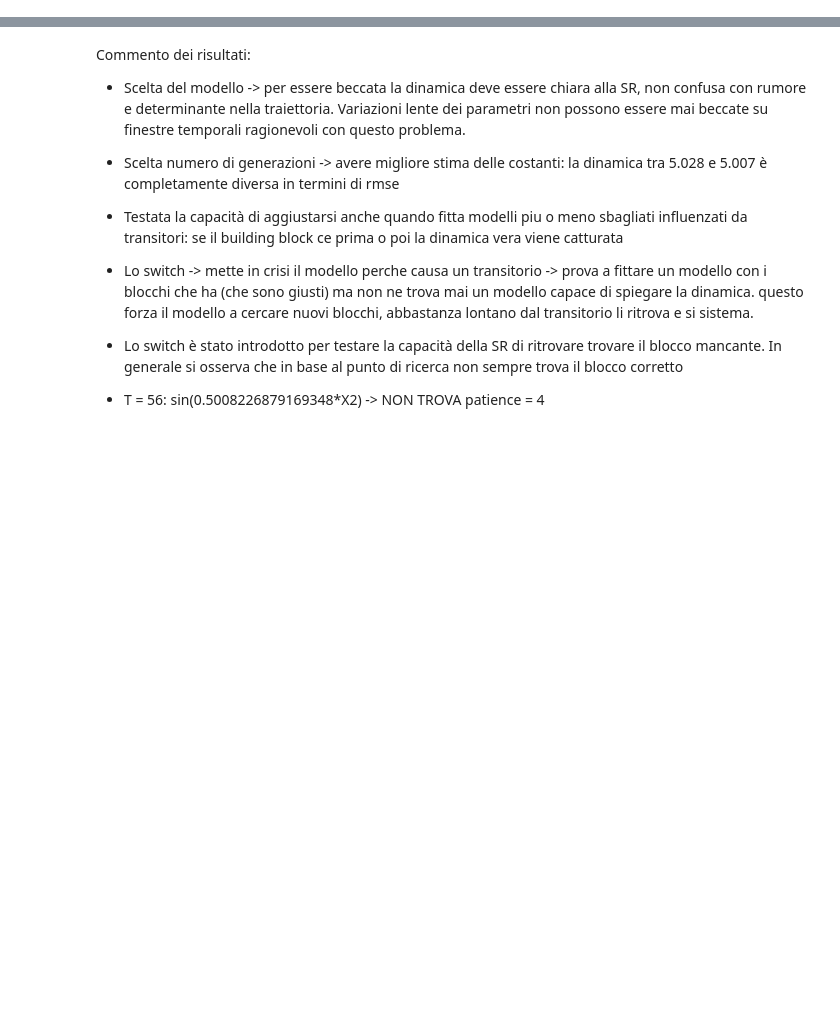
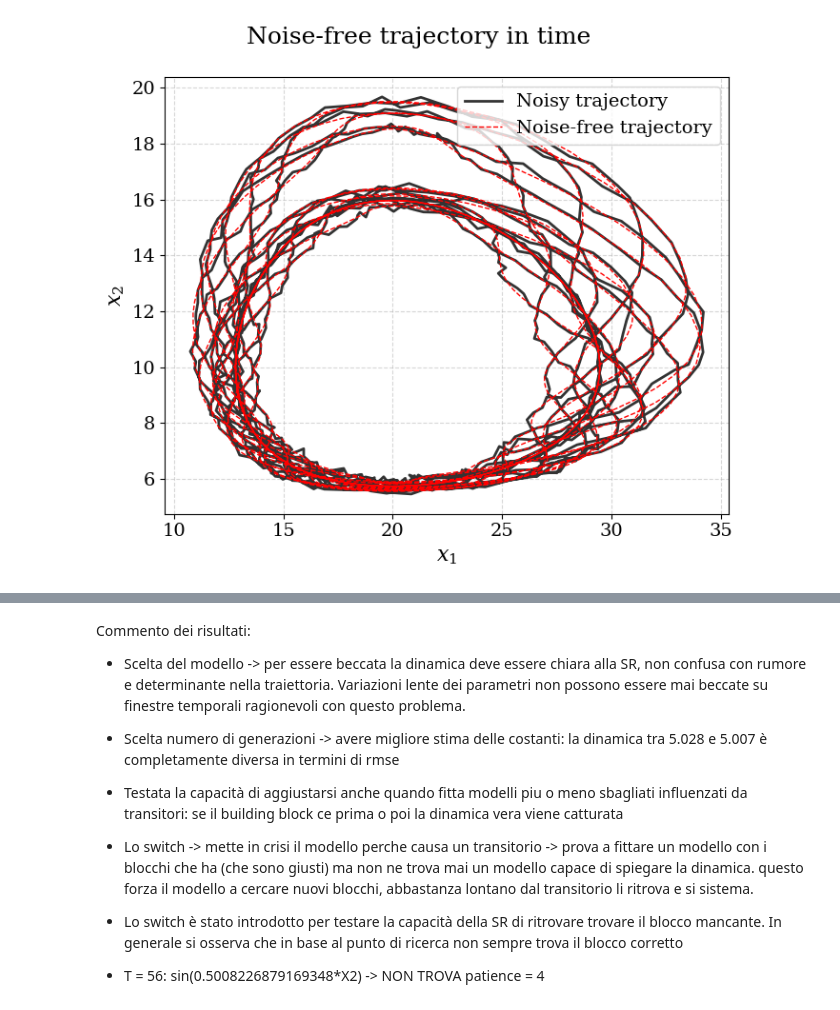
Before and after one commit to mattiagast/TesiBackup, a Jupyter notebook: Online-Test/timeVarying_LotkaVolterra.ipynb, the cells around one changed output, grey strips where cells are left out. Saved outputs shown, nothing was run; the diff lists cells and outputs as text; code cells hidden in the pictures; blank space fills up the shorter version.

```diff
--- a/Online-Test/timeVarying_LotkaVolterra.ipynb
+++ b/Online-Test/timeVarying_LotkaVolterra.ipynb
@@ -369,0 +450,36 @@ for x in [plot_times_1[1], plot_times_1[2], plot_times_1[3], plot_times_1[4]]:
+# %%
+import matplotlib.pyplot as plt
+import numpy as np
+
+# Impostazioni grafiche coerenti
+plt.rcParams.update({
+    "text.usetex": False,
+    "font.family": "serif",
+    "mathtext.fontset": "dejavuserif",  # font matematico serif
+    "font.size": 14
+})
+
+fig, ax = plt.subplots(figsize=(7, 6))
+
+# Traiettoria rumorosa
+ax.plot(xt_true_noise[0, :], xt_true_noise[1, :],
+        color='black', lw=2, label='Noisy trajectory', alpha = 0.8)
+
+# Traiettoria noise-free
+ax.plot(xt_true[0, :], xt_true[1, :],
+        color='red', lw=1, linestyle='--', label='Noise-free trajectory')
+
+# Etichette e dettagli
+ax.set_xlabel(r"$x_1$", fontsize=16)
+ax.set_ylabel(r"$x_2$", fontsize=16)
+
+fig.suptitle("Noise-free trajectory in time", fontsize=18)
+plt.tight_layout(rect=[0, 0, 1, 0.97])
+
+ax.grid(True, linestyle='--', alpha=0.5)
+ax.legend()
+
+plt.tight_layout()
+plt.show()
+# %% [output]
+[figure, added]
```
Also changed, not shown: parts of 12 cells of this notebook, 18 other files.
